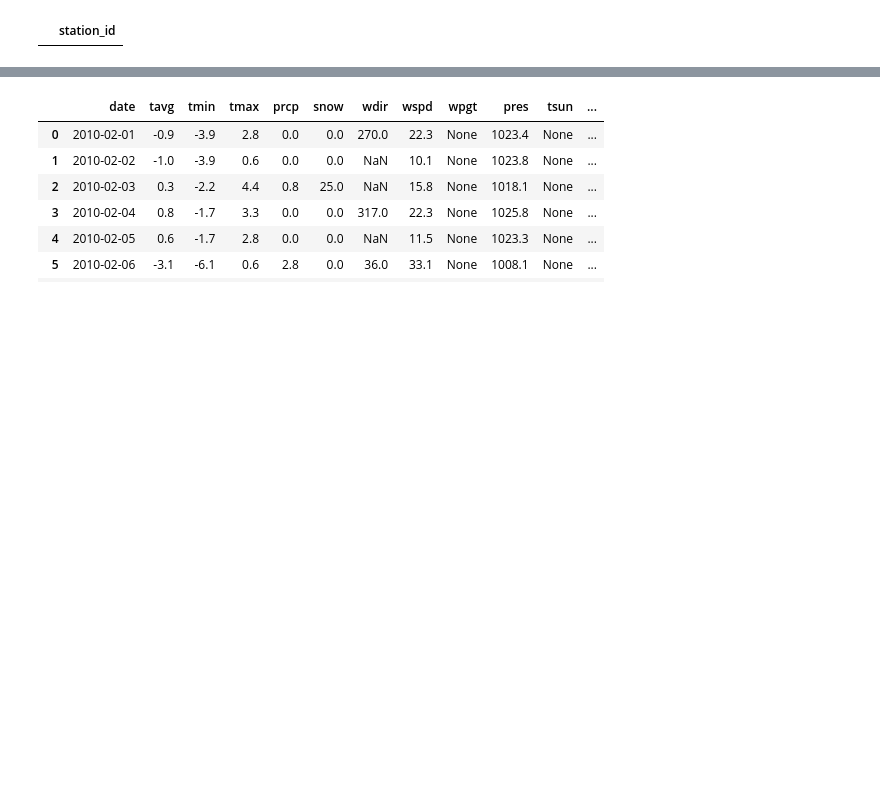
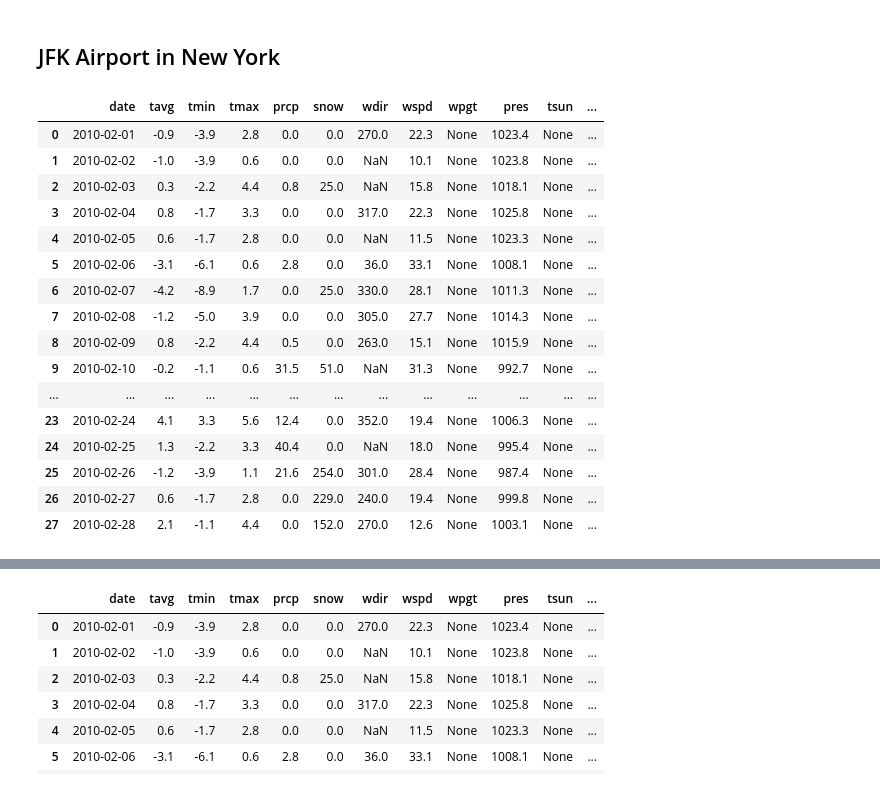
Before and after one commit to susanneferschl/da-sql-api-project-group-2_sf, a Jupyter notebook: renans_folder/renan_API.ipynb, the cells around one changed output, grey strips where cells are left out. Drawn from its saved outputs; the diff is of its cells as text; code cells hidden in the pictures; blank space fills up the shorter version.

```diff
--- a/renans_folder/renan_API.ipynb
+++ b/renans_folder/renan_API.ipynb
@@ -61,7 +83,7 @@ for station_id in station_ids:
     params = {
         'station': station_id,
         'start': '2010-02-01',
-        'end': '2010-02-15'
+        'end': '2010-02-28'
     }
 
     # Define the API endpoint and headers
@@ -95,6 +117,7 @@ weather_iad_2010_df = pd.concat(dfs, ignore_index=True)
 
 # Print the DataFrame
 weather_iad_2010_df
+#Washing Dulles International Airport, Washington DC.
 # %% [output]
 |  | date | tavg | tmin | tmax | prcp | snow | wdir | wspd | wpgt | pres | tsun | ... |
 | 0 | 2010-02-01 | -4.5 | -14.4 | 3.3 | 0.0 | 51.0 | NaN | 6.1 | None | 1026.4 | None | ... |
@@ -140,7 +261,7 @@ for station_id in station_ids:
     params = {
         'station': station_id,
         'start': '2010-02-01',
-        'end': '2010-02-15'
+        'end': '2010-02-28'
     }
 
     # Define the API endpoint and headers
@@ -174,6 +295,7 @@ weather_bwi_2010_df = pd.concat(dfs, ignore_index=True)
 
 # Print the DataFrame
 weather_bwi_2010_df
+#Baltimore/Washington International Thurgood Marshall Airport in Maryland
 # %% [output]
 |  | date | tavg | tmin | tmax | prcp | snow | wdir | wspd | wpgt | pres | tsun | ... |
 | 0 | 2010-02-01 | -4.5 | -14.4 | 3.3 | 0.0 | 51.0 | NaN | 6.1 | None | 1026.4 | None | ... |
@@ -219,7 +387,7 @@ for station_id in station_ids:
     params = {
         'station': station_id,
         'start': '2010-02-01',
-        'end': '2010-02-15'
+        'end': '2010-02-28'
     }
 
     # Define the API endpoint and headers
@@ -253,6 +421,7 @@ weather_phl_2010_df = pd.concat(dfs, ignore_index=True)
 
 # Print the DataFrame
 weather_phl_2010_df
+#Philadelphia International Airport (PHL) in Pennsylvania
 # %% [output]
 |  | date | tavg | tmin | tmax | prcp | snow | wdir | wspd | wpgt | pres | tsun | ... |
 | 0 | 2010-02-01 | -1.8 | -6.1 | 2.2 | 0.0 | 0.0 | 270.0 | 16.2 | None | 1025.3 | None | ... |
@@ -273,7 +612,9 @@ weather_phl_2010_df
+# %% [markdown]
+## JFK Airport in New York
 # %%
 #Retrieve API data
 #OUTPUT API data as dataframe
-#SCOPE EWR 2010
+#SCOPE JFK 2010
 
 import os
 from dotenv import load_dotenv
@@ -287,7 +628,7 @@ load_dotenv()
 api_key = os.getenv('rapid_api_key')
 
 # List of station IDs
-station_ids = ['KLDJ0']  # Insert IDs here
+station_ids = ['74486']  # Insert IDs here
 
 # List to store DataFrames for each station
 dfs = []
@@ -298,39 +639,55 @@ for station_id in station_ids:
     params = {
         'station': station_id,
         'start': '2010-02-01',
-        'end': '2010-02-15'
+        'end': '2010-02-28'
     }
 
     # Define the API endpoint and headers
     url = 'https://meteostat.p.rapidapi.com/stations/daily'
     headers = {
         'x-rapidapi-host': 'meteostat.p.rapidapi.com',
         'x-rapidapi-key': api_key
     }
 
     # Make the API request
     response = requests.get(url, headers=headers, params=params)
 
     # Check if the request was successful
     if response.status_code == 200:
         # Extract JSON data from the response
         json_data = response.json()
 
         # Normalize the JSON data into a DataFrame
         weather_df = pd.json_normalize(json_data['data'], record_path=None, meta=['meta'])
 
         # Add station_id column
         weather_df['station_id'] = station_id
 
         # Append the DataFrame to the list
         dfs.append(weather_df)
     else:
         print(f"Failed to retrieve data for station ID: {station_id}")
 
 # Concatenate all DataFrames in the list into a single DataFrame
-weather_ewr_2010_df = pd.concat(dfs, ignore_index=True)
+weather_jfk_2010_df = pd.concat(dfs, ignore_index=True)
 
 # Print the DataFrame
-weather_ewr_2010_df
+weather_jfk_2010_df
 # %% [output]
-|  | station_id |
+|  | date | tavg | tmin | tmax | prcp | snow | wdir | wspd | wpgt | pres | tsun | ... |
+| 0 | 2010-02-01 | -0.9 | -3.9 | 2.8 | 0.0 | 0.0 | 270.0 | 22.3 | None | 1023.4 | None | ... |
+| 1 | 2010-02-02 | -1.0 | -3.9 | 0.6 | 0.0 | 0.0 | NaN | 10.1 | None | 1023.8 | None | ... |
+| 2 | 2010-02-03 | 0.3 | -2.2 | 4.4 | 0.8 | 25.0 | NaN | 15.8 | None | 1018.1 | None | ... |
+| 3 | 2010-02-04 | 0.8 | -1.7 | 3.3 | 0.0 | 0.0 | 317.0 | 22.3 | None | 1025.8 | None | ... |
+| 4 | 2010-02-05 | 0.6 | -1.7 | 2.8 | 0.0 | 0.0 | NaN | 11.5 | None | 1023.3 | None | ... |
+| 5 | 2010-02-06 | -3.1 | -6.1 | 0.6 | 2.8 | 0.0 | 36.0 | 33.1 | None | 1008.1 | None | ... |
+| 6 | 2010-02-07 | -4.2 | -8.9 | 1.7 | 0.0 | 25.0 | 330.0 | 28.1 | None | 1011.3 | None | ... |
+| 7 | 2010-02-08 | -1.2 | -5.0 | 3.9 | 0.0 | 0.0 | 305.0 | 27.7 | None | 1014.3 | None | ... |
+| 8 | 2010-02-09 | 0.8 | -2.2 | 4.4 | 0.5 | 0.0 | 263.0 | 15.1 | None | 1015.9 | None | ... |
+| 9 | 2010-02-10 | -0.2 | -1.1 | 0.6 | 31.5 | 51.0 | NaN | 31.3 | None | 992.7 | None | ... |
+| ... | ... | ... | ... | ... | ... | ... | ... | ... | ... | ... | ... | ... |
+| 23 | 2010-02-24 | 4.1 | 3.3 | 5.6 | 12.4 | 0.0 | 352.0 | 19.4 | None | 1006.3 | None | ... |
+| 24 | 2010-02-25 | 1.3 | -2.2 | 3.3 | 40.4 | 0.0 | NaN | 18.0 | None | 995.4 | None | ... |
+| 25 | 2010-02-26 | -1.2 | -3.9 | 1.1 | 21.6 | 254.0 | 301.0 | 28.4 | None | 987.4 | None | ... |
+| 26 | 2010-02-27 | 0.6 | -1.7 | 2.8 | 0.0 | 229.0 | 240.0 | 19.4 | None | 999.8 | None | ... |
+| 27 | 2010-02-28 | 2.1 | -1.1 | 4.4 | 0.0 | 152.0 | 270.0 | 12.6 | None | 1003.1 | None | ... |
```
Also changed, not shown: parts of 26 cells of this notebook.
